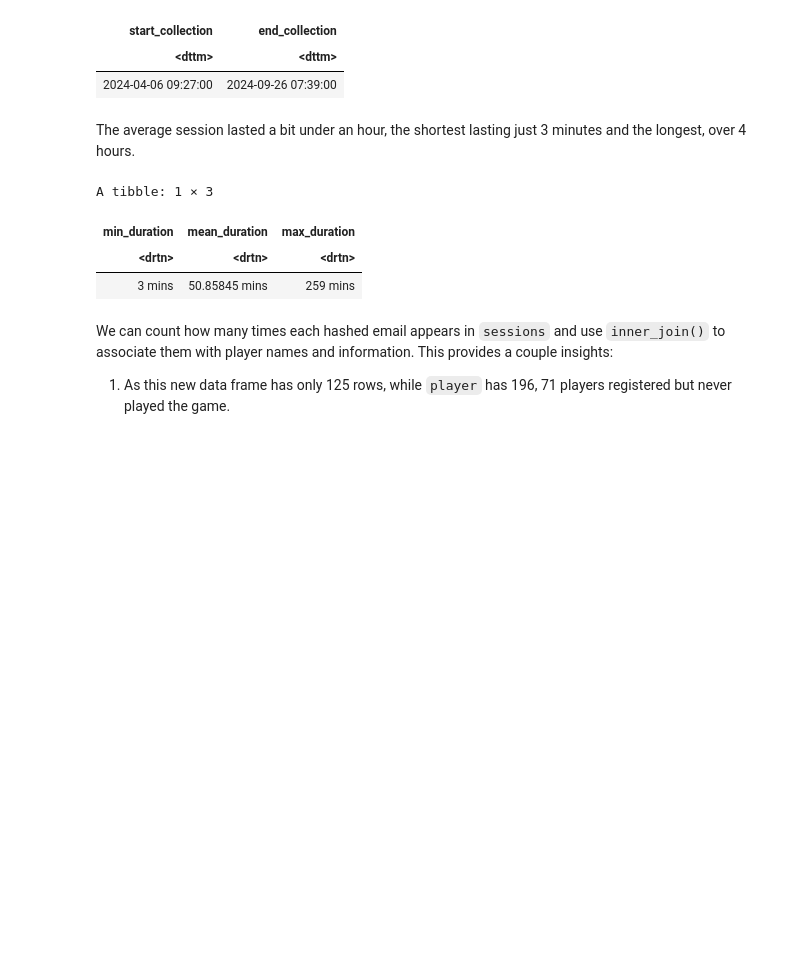
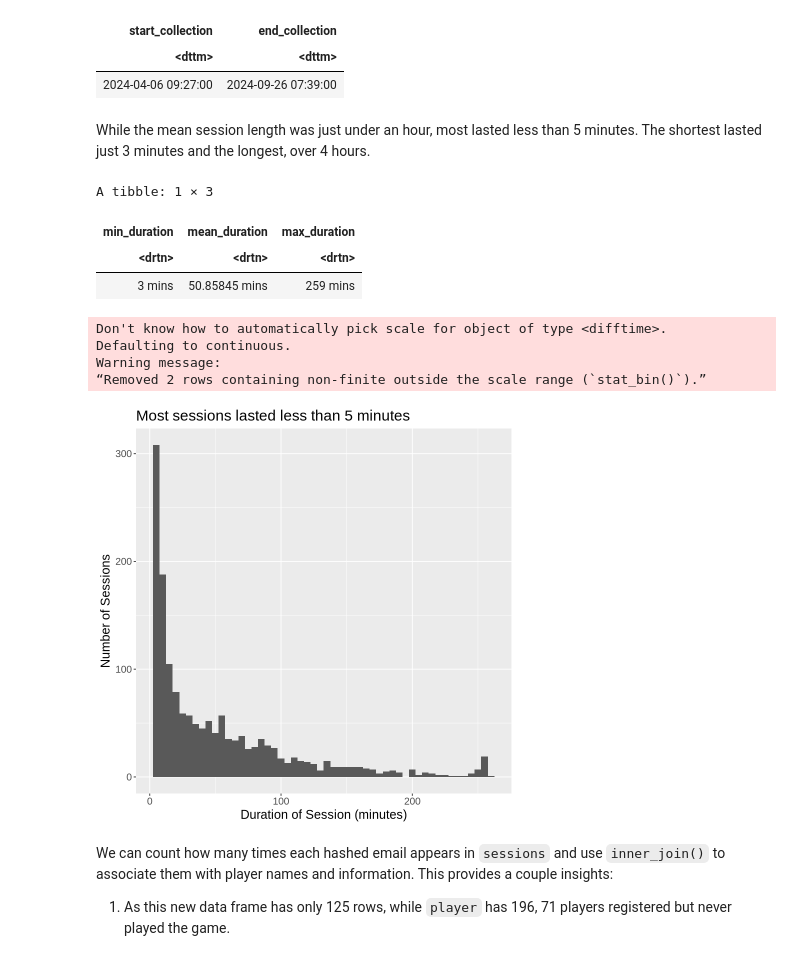
Before and after one commit to YoyoLiu314/group-project, a Jupyter notebook: project.ipynb, the cells around one changed output. Drawn from its saved outputs; the diff is of its cells as text; code cells hidden in the pictures; blank space fills up the shorter version.

```diff
--- a/project.ipynb
+++ b/project.ipynb
@@ -198,32 +153,43 @@ A tibble: 1 × 2
 | <dttm> | <dttm> |
 | 2024-04-06 09:27:00 | 2024-09-26 07:39:00 |
 # %% [markdown]
-The average session lasted a bit under an hour, the shortest lasting just 3 minutes and the longest, over 4 hours.
+While the mean session length was just under an hour, most lasted less than 5 minutes. The shortest lasted just 3 minutes and the longest, over 4 hours.
 # %%
+sessions <- sessions |>
+    mutate(duration = end_time - start_time)
 max_session_time <- sessions |>
-    mutate(duration = end_time - start_time) |>
     select(duration) |>
     map_df(max, na.rm = TRUE) |>
     rename(max_duration = duration)
 
 min_session_time <- sessions |>
-    mutate(duration = end_time - start_time) |>
     select(duration) |>
     map_df(min, na.rm = TRUE) |>
     rename(min_duration = duration)
 
 mean_session_time <- sessions |>
-    mutate(duration = end_time - start_time) |>
     select(duration) |>
     map_df(mean, na.rm = TRUE) |>
     rename(mean_duration = duration)
 
 bind_cols(min_session_time, mean_session_time, max_session_time)
+
+duration_hist <- ggplot(sessions, aes(x = duration)) +
+    geom_histogram(binwidth = 5) +
+    labs(x = "Duration of Session (minutes)", y = "Number of Sessions") +
+    ggtitle("Most sessions lasted less than 5 minutes") +
+    theme(text = element_text(size = 15))
+duration_hist
 # %% [output]
 A tibble: 1 × 3
 | min_duration | mean_duration | max_duration |
 | <drtn> | <drtn> | <drtn> |
 | 3 mins | 50.85845 mins | 259 mins |
+Don't know how to automatically pick scale for object of type <difftime>.
+Defaulting to continuous.
+Warning message:
+“Removed 2 rows containing non-finite outside the scale range (`stat_bin()`).”
+[figure, added]
 # %% [markdown]
 We can count how many times each hashed email appears in `sessions` and use `inner_join()` to associate them with player names and information. This provides a couple insights:
 1. As this new data frame has only 125 rows, while `player` has 196, 71 players registered but never played the game.
```
Also changed, not shown: parts of 8 cells of this notebook.
